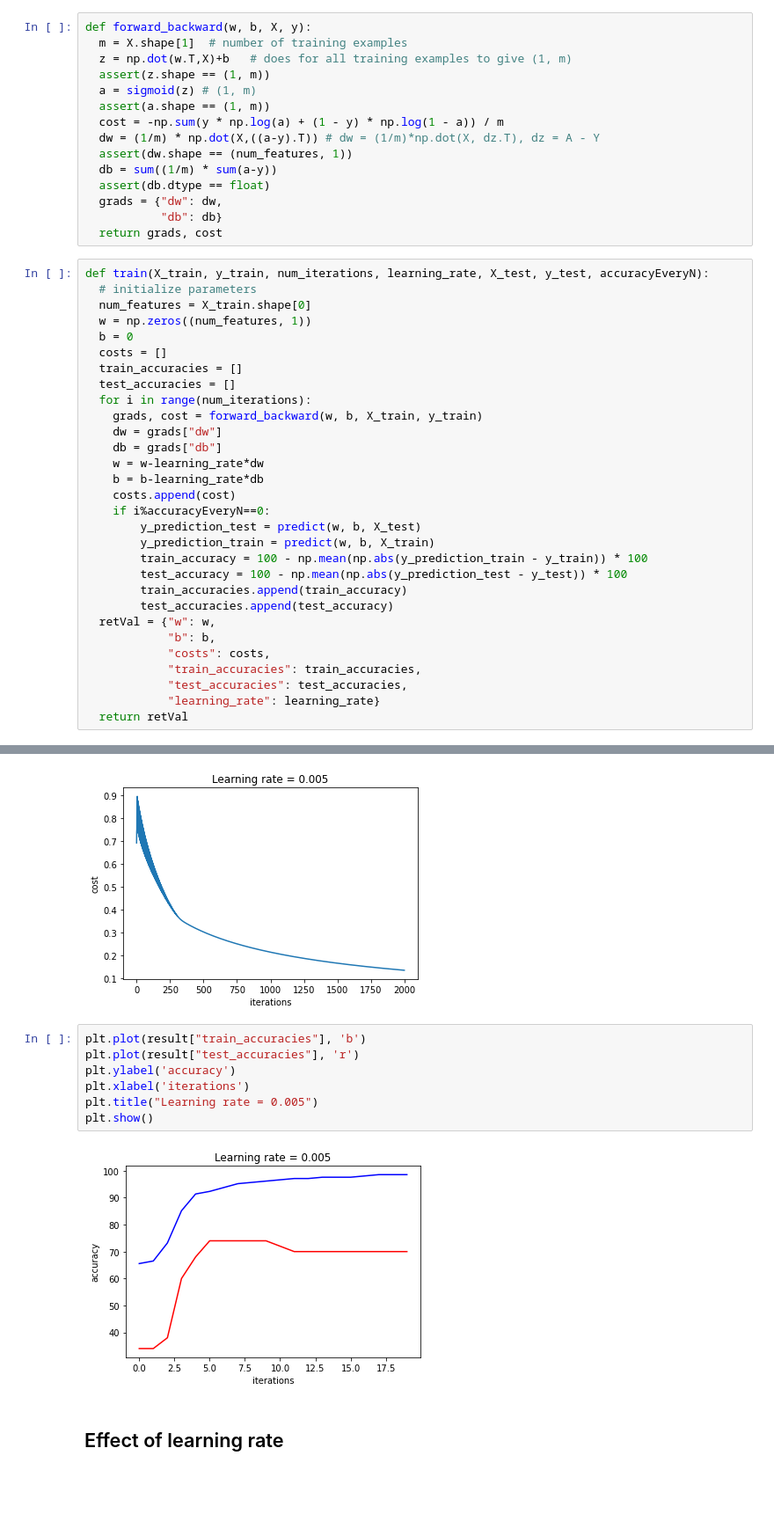
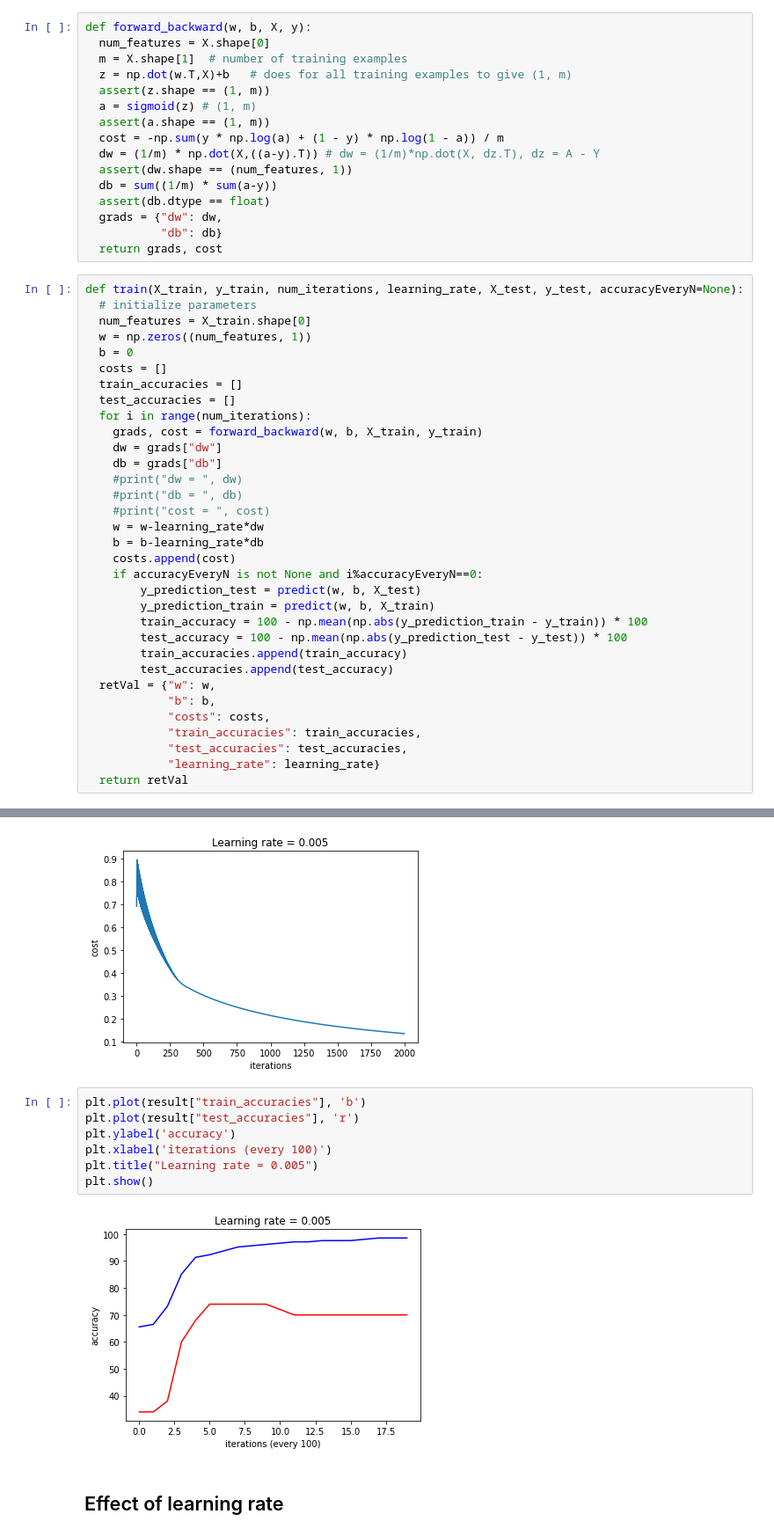
Before and after one commit to vishkaush/misc-projects, a Jupyter notebook: Logistic_Regression.ipynb, the cells around one changed output, grey strips where cells are left out. Shown at 88% size. Saved outputs shown, nothing was run; the diff lists cells and outputs as text; blank space fills up the shorter version.

```diff
--- a/Logistic_Regression.ipynb
+++ b/Logistic_Regression.ipynb
@@ -69,6 +70,7 @@ def sigmoid(x):
   return s
 # %%
 def forward_backward(w, b, X, y):
+  num_features = X.shape[0]
   m = X.shape[1]  # number of training examples
   z = np.dot(w.T,X)+b   # does for all training examples to give (1, m)
   assert(z.shape == (1, m))
@@ -83,7 +85,7 @@ def forward_backward(w, b, X, y):
            "db": db}
   return grads, cost
 # %%
-def train(X_train, y_train, num_iterations, learning_rate, X_test, y_test, accuracyEveryN):
+def train(X_train, y_train, num_iterations, learning_rate, X_test, y_test, accuracyEveryN=None):
   # initialize parameters
   num_features = X_train.shape[0]
   w = np.zeros((num_features, 1))
@@ -95,10 +97,13 @@ def train(X_train, y_train, num_iterations, learning_rate, X_test, y_test, accur
     grads, cost = forward_backward(w, b, X_train, y_train)
     dw = grads["dw"]
     db = grads["db"]
+    #print("dw = ", dw)
+    #print("db = ", db)
+    #print("cost = ", cost)
     w = w-learning_rate*dw
     b = b-learning_rate*db
     costs.append(cost)
-    if i%accuracyEveryN==0:
+    if accuracyEveryN is not None and i%accuracyEveryN==0:
         y_prediction_test = predict(w, b, X_test)
         y_prediction_train = predict(w, b, X_train)
         train_accuracy = 100 - np.mean(np.abs(y_prediction_train - y_train)) * 100
@@ -135,12 +140,12 @@ plt.show()
 # %%
 plt.plot(result["train_accuracies"], 'b')
 plt.plot(result["test_accuracies"], 'r')
 plt.ylabel('accuracy')
-plt.xlabel('iterations')
+plt.xlabel('iterations (every 100)')
 plt.title("Learning rate = 0.005")
 plt.show()
 # %% [output]
-[figure, old version]
+[figure, new version]
 # %% [markdown]
 ## Effect of learning rate
 # %%
```
Also changed, not shown: parts of 2 cells of this notebook.
